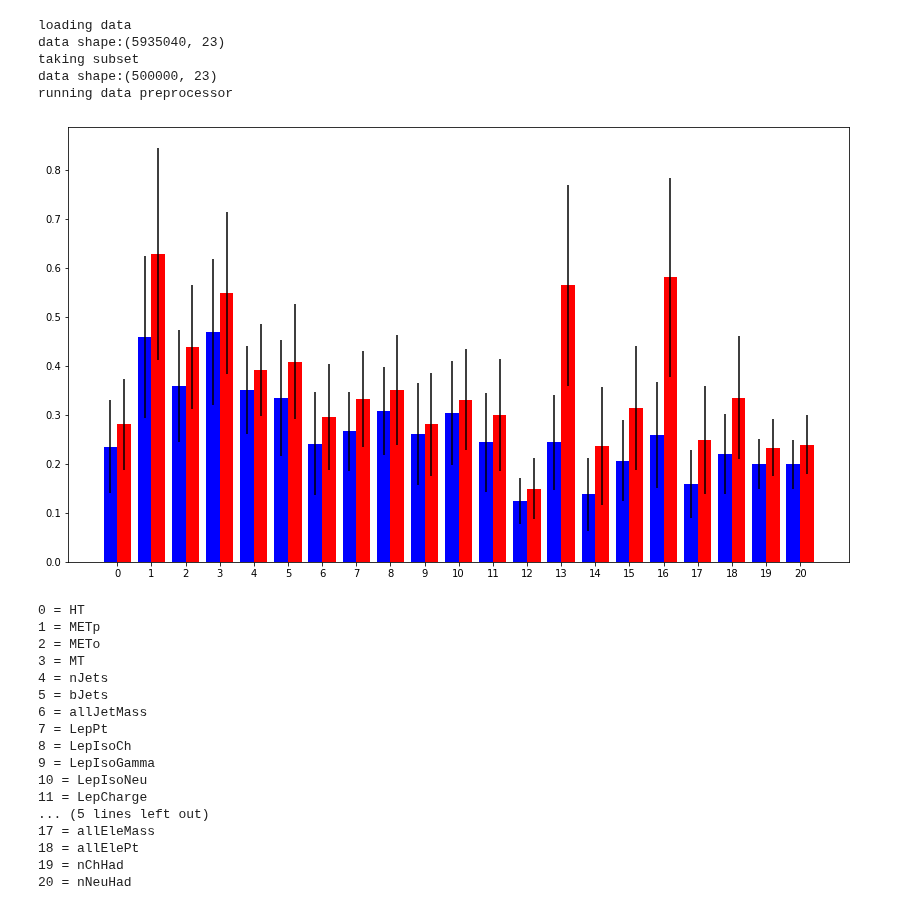
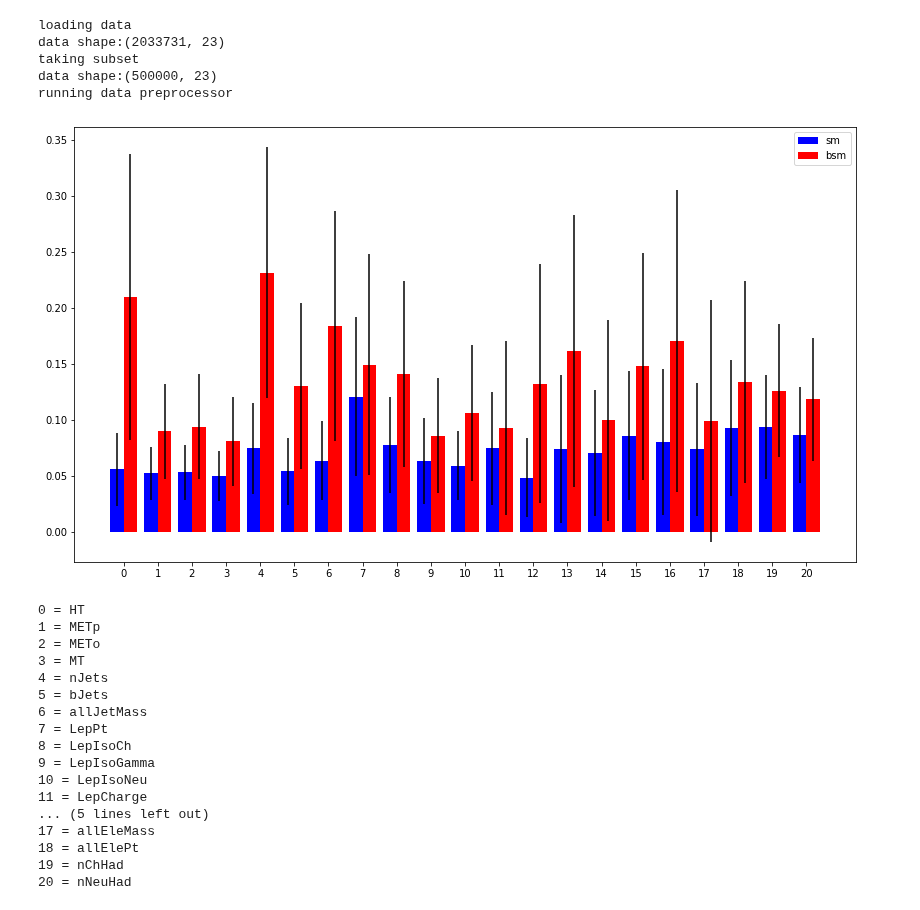
Before and after one commit to oliverkn/alad-for-lhc, a Jupyter notebook: alad_mod/reconstruction_pdf.ipynb, the cells around one changed output. Cells and saved outputs as stored; diff of their text form; code cells hidden in the pictures.

```diff
--- a/alad_mod/reconstruction_pdf.ipynb
+++ b/alad_mod/reconstruction_pdf.ipynb
@@ -14,12 +14,12 @@ from data.hlf_dataset_utils import load_data, feature_names
 from data.hlf_preprocessing import HLFDataPreprocessor, load
 # %%
 #paths
-result_path = '/home/oliverkn/pro/results/4_4/alad/1/'
+result_path = '/home/oliverkn/pro/results/4_4/alad/17/'
 data_path = '/home/oliverkn/pro/data/hlf_set'
 config_file = result_path + 'config.py'
-weights_file = result_path + 'model-200000'
+weights_file = result_path + 'model-250000'
 
-max_samples = 500_000
+max_samples = 2_000_000
 
 # loading config
 spec = importlib.util.spec_from_file_location('config', config_file)
@@ -100,10 +108,17 @@ plt.show()
 # %%
 max_samples = 500_000
-std_scaling = 0.3
+std_scaling = 0.5
+
+sm_list = ['Wlnu', 'Zll', 'ttbar', 'qcd']
+bsm_list = ['Ato4l', 'leptoquark', 'hToTauTau', 'hChToTauNu']
+
+sm_list = ['Zll']
+bsm_list = ['ttbar']
 
 # loading data
 print('loading data')
-x, y = load_data(data_path, set='valid', type='mix', shuffle=True)
+x, y = load_data(data_path, set='valid', type='custom', shuffle=True, sm_list=sm_list,
+                 bsm_list=bsm_list, balance_sm=False)
 print('data shape:' + str(x.shape))
 # take subset
 if x.shape[0] > max_samples:
@@ -114,38 +129,38 @@ print('running data preprocessor')
 x = preprocessor.transform(x)
 
 # plotting
 x_sm = x[y==0]
 x_bsm = x[y==1]
 
 x_sm_diff = np.absolute(x_sm - ad.recon(x_sm))
 x_bsm_diff = np.absolute(x_bsm - ad.recon(x_bsm))
 
 x_sm_loss = np.mean(x_sm_diff, axis=0)
 x_bsm_loss = np.mean(x_bsm_diff, axis=0)
 x_sm_std = np.std(x_sm_diff, axis=0)
 x_bsm_std = np.std(x_bsm_diff, axis=0)
 
 fig, ax = plt.subplots(figsize=(14, 8))
 
 x = np.arange(len(x_sm_loss))  # the label locations
 width = 0.4  # the width of the bars
 
-ax.bar(x-width/2, x_sm_loss, width = width, yerr=std_scaling*x_sm_std, color='b')
-ax.bar(x+width/2, x_bsm_loss, width = width, yerr=std_scaling*x_bsm_std, color='r')
-
+ax.bar(x-width/2, x_sm_loss, width = width, yerr=std_scaling*x_sm_std, color='b', label='sm')
+ax.bar(x+width/2, x_bsm_loss, width = width, yerr=std_scaling*x_bsm_std, color='r', label='bsm')
+ax.legend()
 ax.set_xticks(x)
 
 plt.show()
 
 for i, name in enumerate(preprocessor.get_feature_names()):
     print('%s = %s' %(i, name))
 # %% [output]
 loading data
-data shape:(5935040, 23)
+data shape:(2033731, 23)
 taking subset
 data shape:(500000, 23)
 running data preprocessor
-[figure, old version]
+[figure, new version]
 0 = HT
 1 = METp
 2 = METo
```
Also changed, not shown: parts of 5 cells of this notebook, 8 other files.
